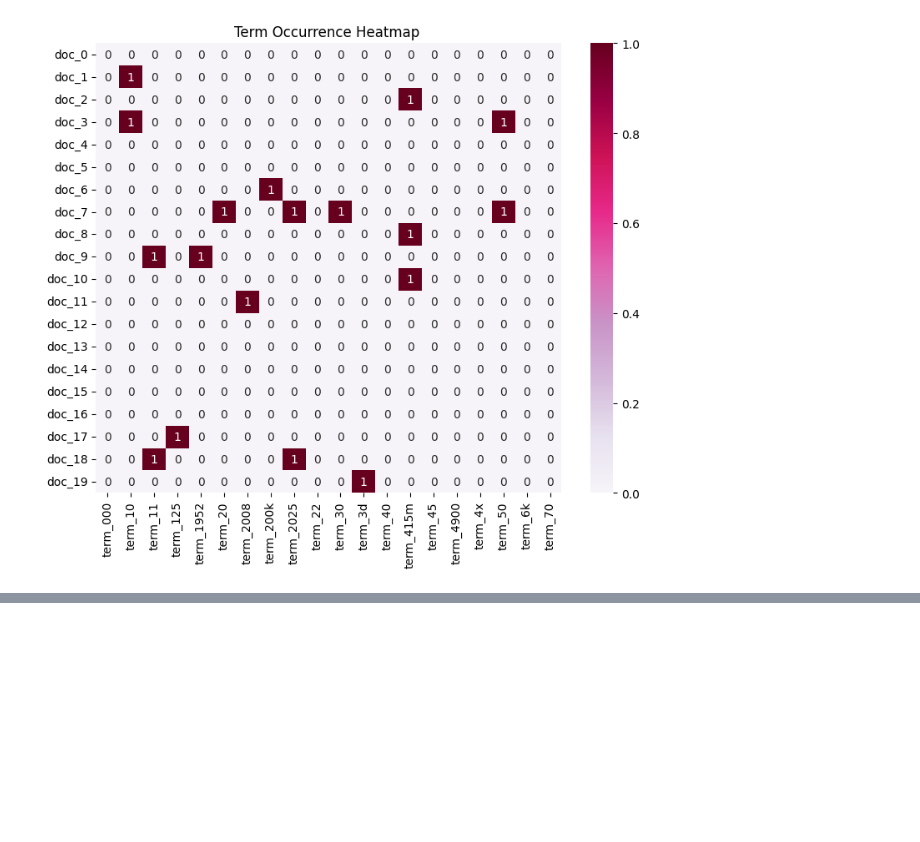
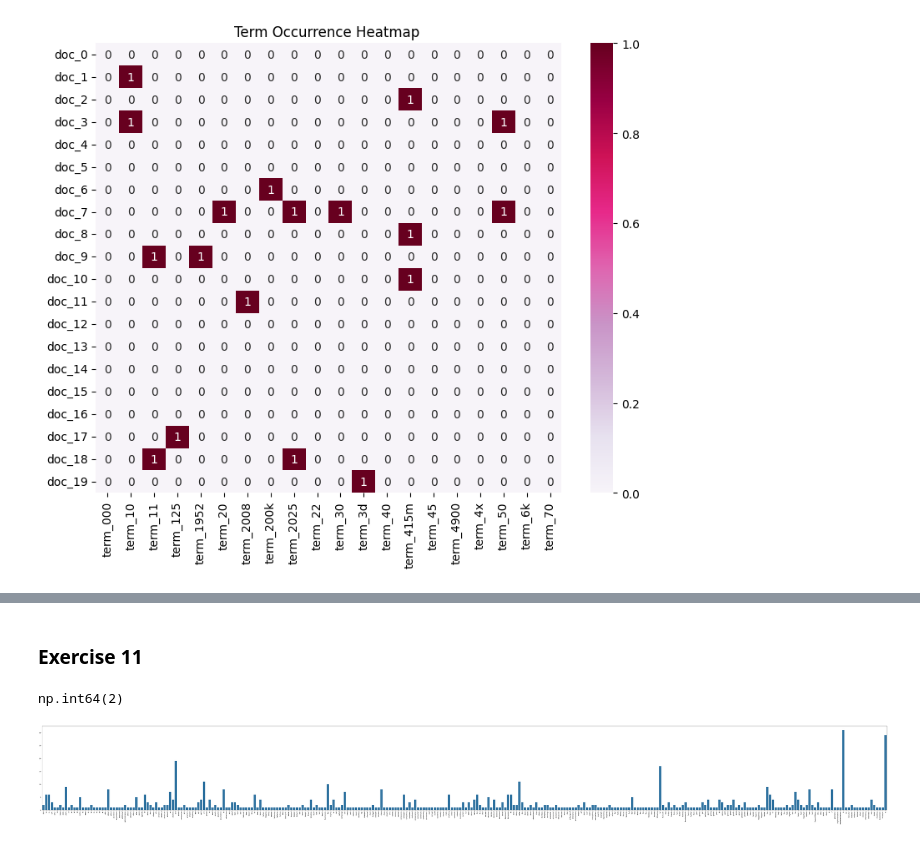
Before and after one commit to Magui4321/DM2025-Lab1-Exercise, a Jupyter notebook: DM2025-Lab1-Homework.ipynb, the cells around one changed output, grey strips where cells are left out. Saved outputs shown, nothing was run; the diff lists cells and outputs as text; code cells hidden in the pictures; blank space fills up the shorter version.

```diff
--- a/DM2025-Lab1-Homework.ipynb
+++ b/DM2025-Lab1-Homework.ipynb
@@ -582,0 +619,2 @@ plt.show()
+# %% [markdown]
+### **Exercise 11**
@@ -582,0 +628,12 @@ plt.show()
+# %%
+term_frequencies = np.asarray(X_counts.sum(axis=0))[0]
+term_frequencies[0] #sum of first term: 00
+# %% [output]
+np.int64(2)
+# %%
+plt.subplots(figsize=(100, 10))
+g = sns.barplot(x=count_vect.get_feature_names_out()[:300],
+            y=term_frequencies[:300])
+g.set_xticklabels(count_vect.get_feature_names_out()[:300], rotation = 90);
+# %% [output]
+[figure, added]
```
Also changed, not shown: parts of 16 cells of this notebook, 1 other file.
